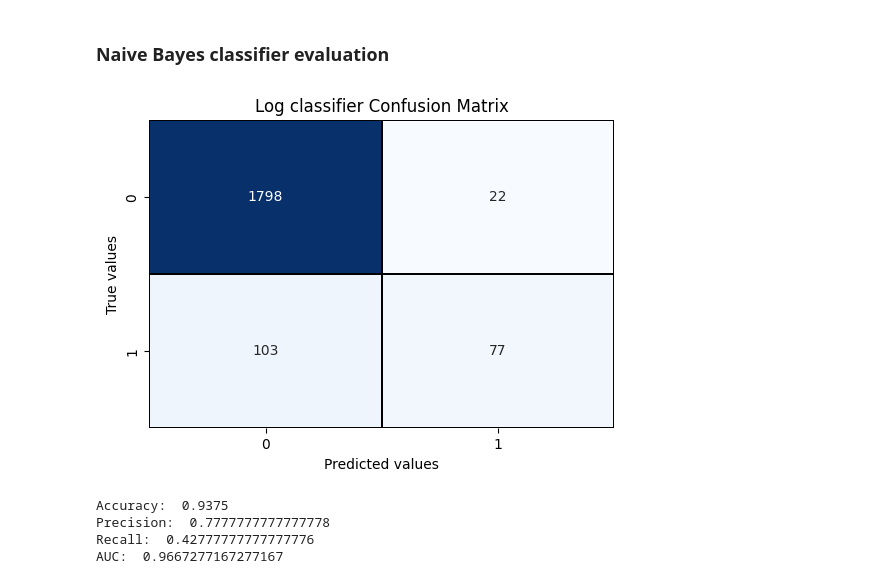
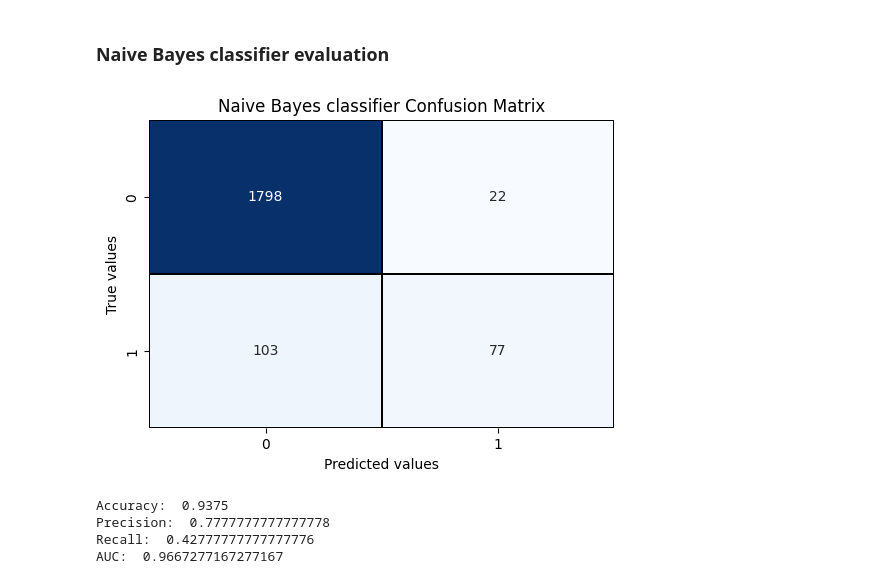
Before and after one commit to KOMPALALOKESH/Credit-card-fraud-detect, a Jupyter notebook: credit_card_fraud_detect.ipynb, the cells around one changed output. Drawn from its saved outputs; the diff is of its cells as text; code cells hidden in the pictures.

```diff
--- a/credit_card_fraud_detect.ipynb
+++ b/credit_card_fraud_detect.ipynb
@@ -216,14 +216,14 @@ y_predict3_prob = classifier3.predict_proba(X_test)[:,1]
 # %%
 cm3 = confusion_matrix(y_test, y_predict3)
 
 plt.figure(figsize=(6,4))
 sns.heatmap(cm3, annot=True, cmap='Blues', fmt='d', cbar=False, linewidths=0.01, linecolor='black')
 plt.xlabel('Predicted values')
 plt.ylabel('True values')
-plt.title('Log classifier Confusion Matrix')
+plt.title('Naive Bayes classifier Confusion Matrix')
 plt.show()
 # %% [output]
-[figure, old version]
+[figure, new version]
 # %%
 #Performance metrics evaluation
 print("Accuracy: ",metrics.accuracy_score(y_test,y_predict3))
```
Also changed, not shown: parts of 3 cells of this notebook.
